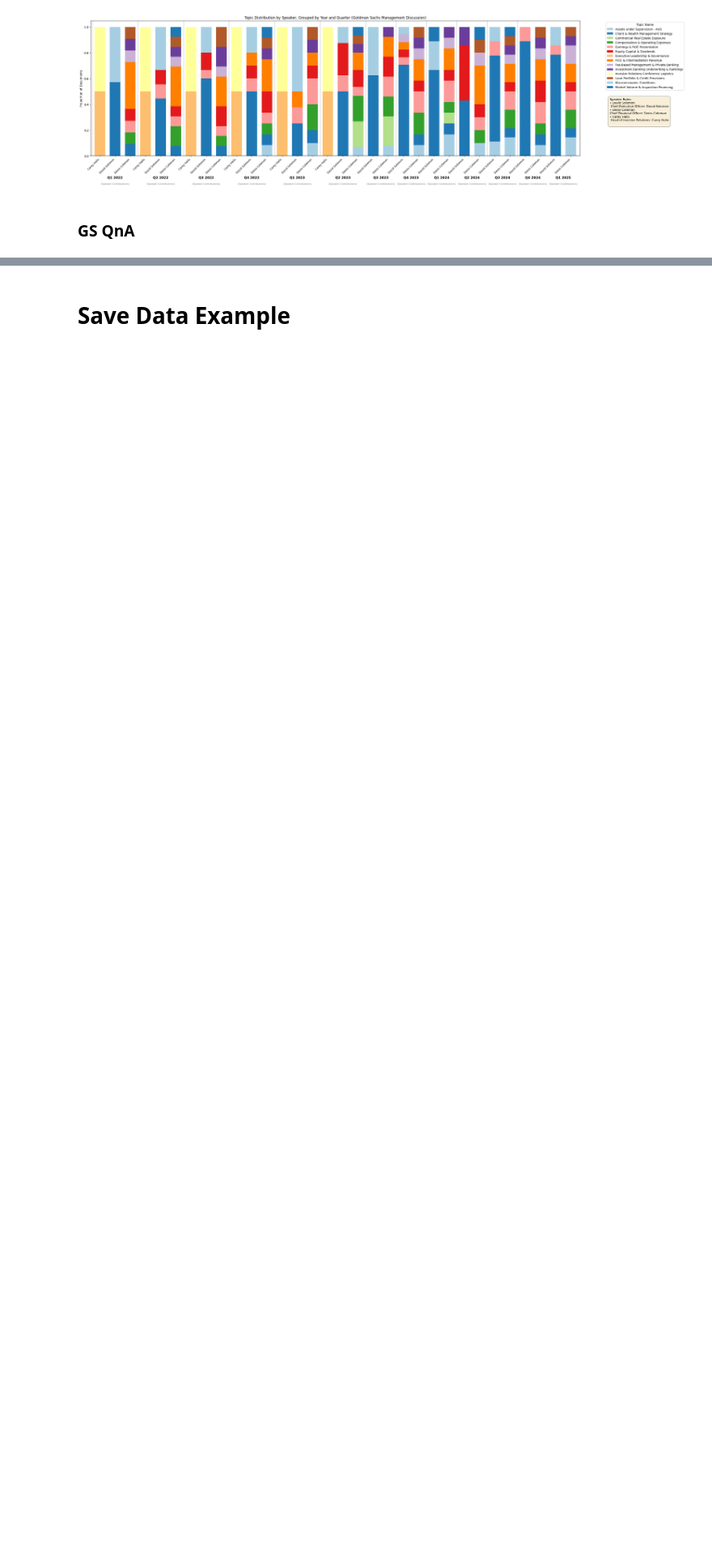
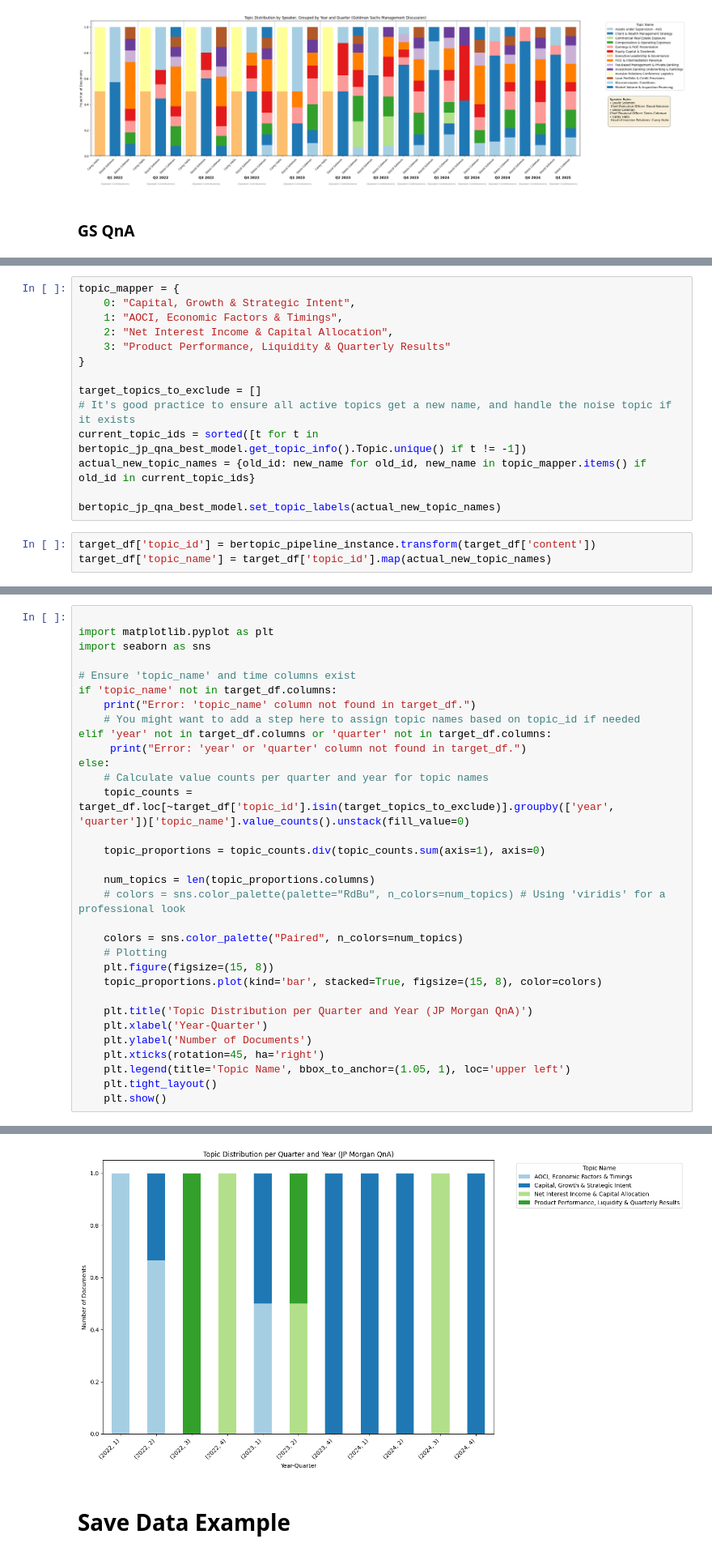
Before and after one commit to EErlando/Quarterly-Bytes, a Jupyter notebook: notebooks/3_modelling/LP_1_topic_modelling.ipynb, the cells around one changed output, grey strips where cells are left out. Shown at 81% size. Saved outputs shown, nothing was run; the diff lists cells and outputs as text; blank space fills up the shorter version.

```diff
--- a/notebooks/3_modelling/LP_1_topic_modelling.ipynb
+++ b/notebooks/3_modelling/LP_1_topic_modelling.ipynb
@@ -1343,0 +1762,17 @@ bertopic_model.get_topic_info()
+# %%
+topic_mapper = {
+    0: "Capital, Growth & Strategic Intent",
+    1: "AOCI, Economic Factors & Timings",
+    2: "Net Interest Income & Capital Allocation",
+    3: "Product Performance, Liquidity & Quarterly Results"
+}
+
+target_topics_to_exclude = []
+# It's good practice to ensure all active topics get a new name, and handle the noise topic if it exists
+current_topic_ids = sorted([t for t in bertopic_jp_qna_best_model.get_topic_info().Topic.unique() if t != -1])
+actual_new_topic_names = {old_id: new_name for old_id, new_name in topic_mapper.items() if old_id in current_topic_ids}
+
+bertopic_jp_qna_best_model.set_topic_labels(actual_new_topic_names)
+# %%
+target_df['topic_id'] = bertopic_pipeline_instance.transform(target_df['content'])
+target_df['topic_name'] = target_df['topic_id'].map(actual_new_topic_names)
@@ -1343,0 +1784,33 @@ bertopic_model.get_topic_info()
+# %%
+
+import matplotlib.pyplot as plt
+import seaborn as sns
+
+# Ensure 'topic_name' and time columns exist
+if 'topic_name' not in target_df.columns:
+    print("Error: 'topic_name' column not found in target_df.")
+    # You might want to add a step here to assign topic names based on topic_id if needed
+elif 'year' not in target_df.columns or 'quarter' not in target_df.columns:
+     print("Error: 'year' or 'quarter' column not found in target_df.")
+else:
+    # Calculate value counts per quarter and year for topic names
+    topic_counts = target_df.loc[~target_df['topic_id'].isin(target_topics_to_exclude)].groupby(['year', 'quarter'])['topic_name'].value_counts().unstack(fill_value=0)
+
+    topic_proportions = topic_counts.div(topic_counts.sum(axis=1), axis=0)
+
+    num_topics = len(topic_proportions.columns)
+    # colors = sns.color_palette(palette="RdBu", n_colors=num_topics) # Using 'viridis' for a professional look
+
+    colors = sns.color_palette("Paired", n_colors=num_topics)
+    # Plotting
+    plt.figure(figsize=(15, 8))
+    topic_proportions.plot(kind='bar', stacked=True, figsize=(15, 8), color=colors)
+
+    plt.title('Topic Distribution per Quarter and Year (JP Morgan QnA)')
+    plt.xlabel('Year-Quarter')
+    plt.ylabel('Number of Documents')
+    plt.xticks(rotation=45, ha='right')
+    plt.legend(title='Topic Name', bbox_to_anchor=(1.05, 1), loc='upper left')
+    plt.tight_layout()
+    plt.show()
+# %% [output]
@@ -1344,3 +1818,4 @@ bertopic_model.get_topic_info()
+[figure, added]
 # %% [markdown]
 # Save Data Example
 # %%
```
Also changed, not shown: parts of 21 cells of this notebook.
